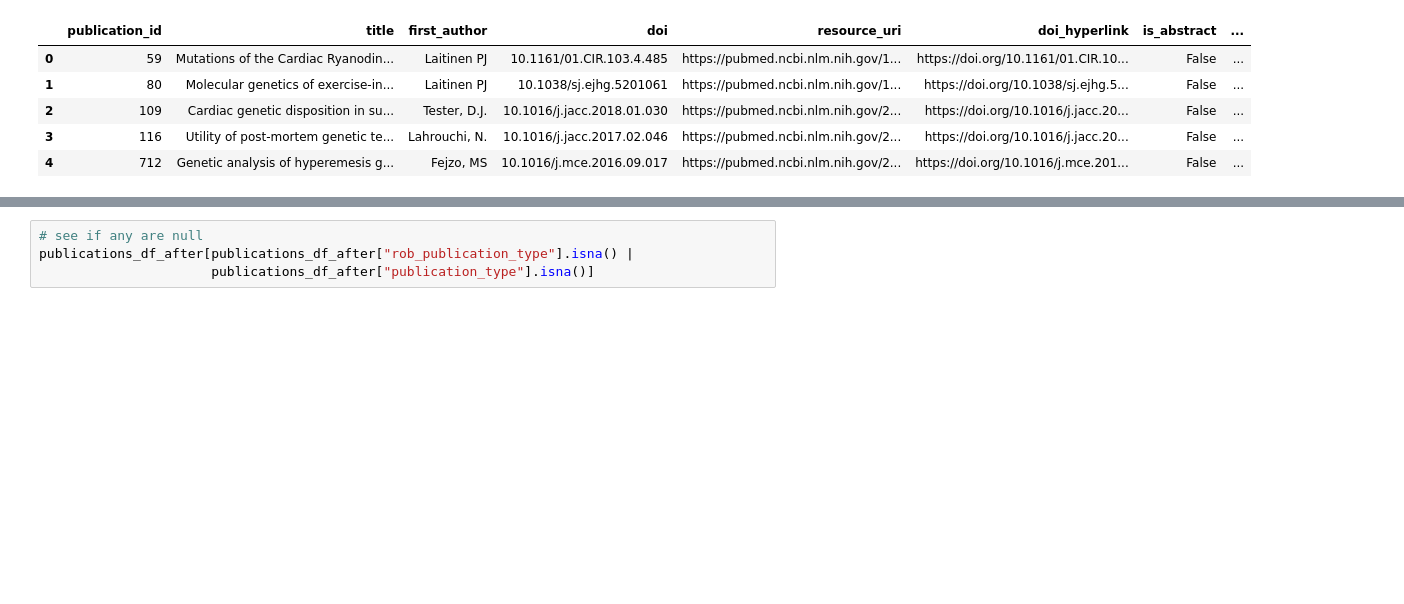
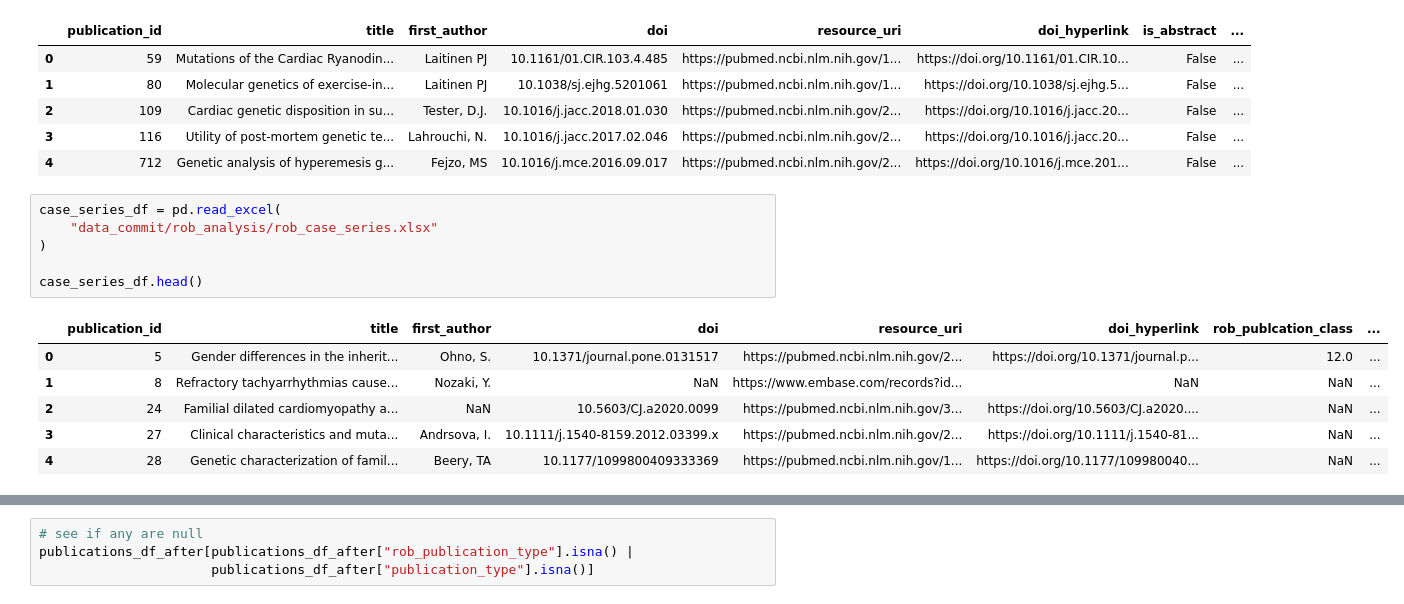
Before and after one commit to alexdaiii/cpvt_database_analysis, a Jupyter notebook: analysis/03_add_rob_to_pub.ipynb, the cells around one changed output, grey strips where cells are left out. Saved outputs shown, nothing was run; the diff lists cells and outputs as text; blank space fills up the shorter version.

```diff
--- a/analysis/03_add_rob_to_pub.ipynb
+++ b/analysis/03_add_rob_to_pub.ipynb
@@ -135,6 +138,19 @@ case_control_df.head()
 | 2 | 109 | Cardiac genetic disposition in su... | Tester, D.J. | 10.1016/j.jacc.2018.01.030 | https://pubmed.ncbi.nlm.nih.gov/2... | https://doi.org/10.1016/j.jacc.20... | False | ... |
 | 3 | 116 | Utility of post-mortem genetic te... | Lahrouchi, N. | 10.1016/j.jacc.2017.02.046 | https://pubmed.ncbi.nlm.nih.gov/2... | https://doi.org/10.1016/j.jacc.20... | False | ... |
 | 4 | 712 | Genetic analysis of hyperemesis g... | Fejzo, MS | 10.1016/j.mce.2016.09.017 | https://pubmed.ncbi.nlm.nih.gov/2... | https://doi.org/10.1016/j.mce.201... | False | ... |
+# %%
+case_series_df = pd.read_excel(
+    "data_commit/rob_analysis/rob_case_series.xlsx"
+)
+
+case_series_df.head()
+# %% [output]
+|  | publication_id | title | first_author | doi | resource_uri | doi_hyperlink | rob_publcation_class | ... |
+| 0 | 5 | Gender differences in the inherit... | Ohno, S. | 10.1371/journal.pone.0131517 | https://pubmed.ncbi.nlm.nih.gov/2... | https://doi.org/10.1371/journal.p... | 12.0 | ... |
+| 1 | 8 | Refractory tachyarrhythmias cause... | Nozaki, Y. | NaN | https://www.embase.com/records?id... | NaN | NaN | ... |
+| 2 | 24 | Familial dilated cardiomyopathy a... | NaN | 10.5603/CJ.a2020.0099 | https://pubmed.ncbi.nlm.nih.gov/3... | https://doi.org/10.5603/CJ.a2020.... | NaN | ... |
+| 3 | 27 | Clinical characteristics and muta... | Andrsova, I. | 10.1111/j.1540-8159.2012.03399.x | https://pubmed.ncbi.nlm.nih.gov/2... | https://doi.org/10.1111/j.1540-81... | NaN | ... |
+| 4 | 28 | Genetic characterization of famil... | Beery, TA | 10.1177/1099800409333369 | https://pubmed.ncbi.nlm.nih.gov/1... | https://doi.org/10.1177/109980040... | NaN | ... |
 # %%
 with get_engine() as engine:
     with engine.connect() as conn:
```
Also changed, not shown: parts of 5 cells of this notebook, 20 other files.
